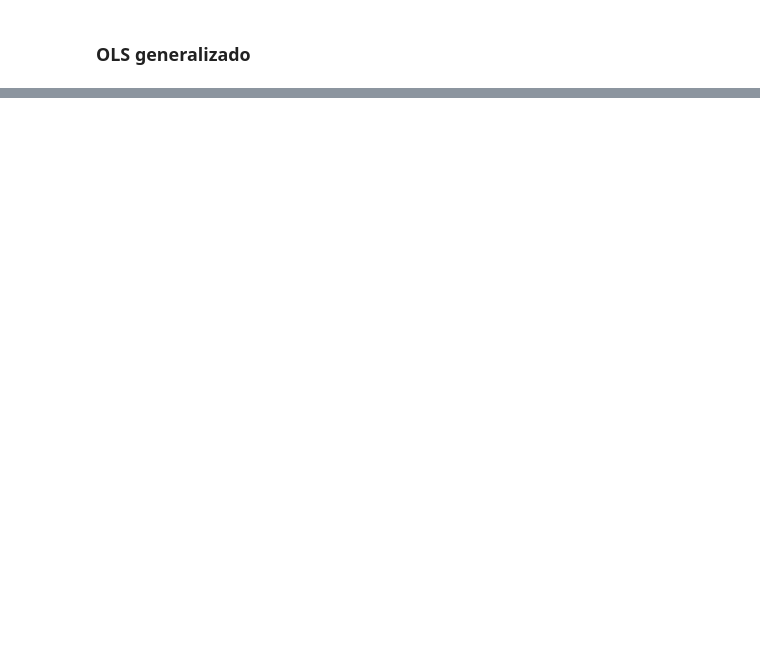
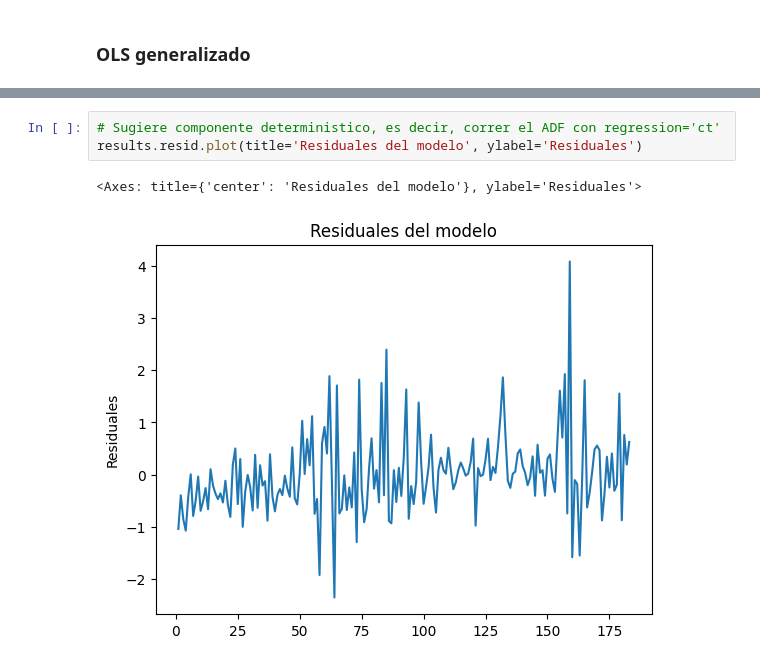
Before and after one commit to felipeaguirre66/UDESA-estocastico, a Jupyter notebook: Clase 7/tp_7NEW.ipynb, the cells around one changed output, grey strips where cells are left out. Drawn from its saved outputs; the diff is of its cells as text; blank space fills up the shorter version.

```diff
--- a/Clase 7/tp_7NEW.ipynb
+++ b/Clase 7/tp_7NEW.ipynb
@@ -347,0 +312,6 @@ Warnings:
+# %%
+# Sugiere componente deterministico, es decir, correr el ADF con regression='ct'
+results.resid.plot(title='Residuales del modelo', ylabel='Residuales')
+# %% [output]
+<Axes: title={'center': 'Residuales del modelo'}, ylabel='Residuales'>
+[figure, added]
```
Also changed, not shown: parts of 11 cells of this notebook, 36 other files.
